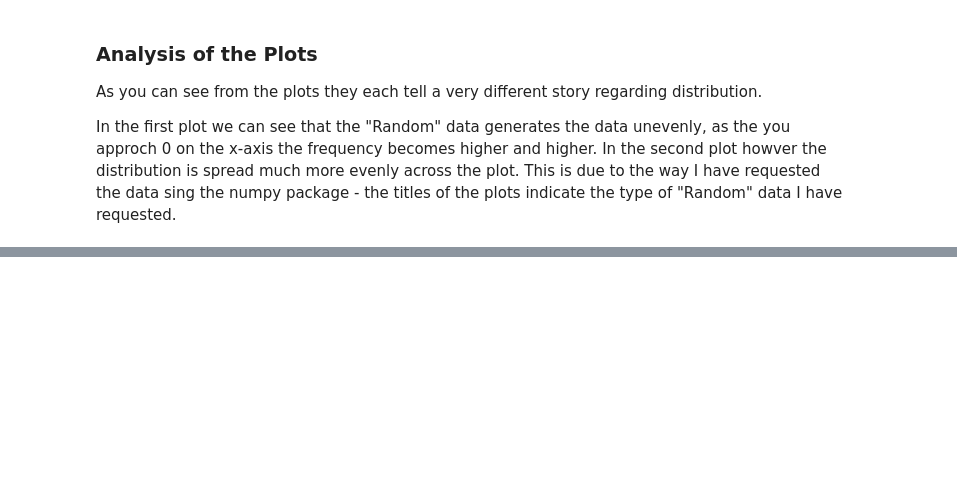
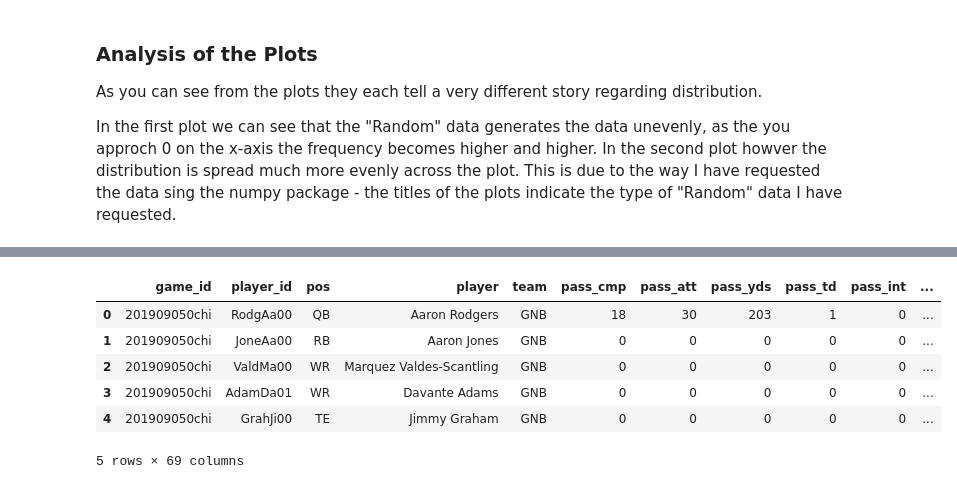
Before and after one commit to Lynch08/Fundementals_Of_Data_Analysis, a Jupyter notebook: pyplot.ipynb, the cells around one changed output, grey strips where cells are left out. Cells and saved outputs as stored; diff of their text form; code cells hidden in the pictures; blank space fills up the shorter version.

```diff
--- a/pyplot.ipynb
+++ b/pyplot.ipynb
@@ -78,0 +126,14 @@ lgnd.get_frame().set_facecolor('#ffb19a')
+# %%
+# Read in the data
+nfl_df = pd.read_csv('nfl.csv')
+# %%
+#take a peek at raw data
+nfl_df.head()
+# %% [output]
+|  | game_id | player_id | pos | player | team | pass_cmp | pass_att | pass_yds | pass_td | pass_int | ... |
+| 0 | 201909050chi | RodgAa00 | QB | Aaron Rodgers | GNB | 18 | 30 | 203 | 1 | 0 | ... |
+| 1 | 201909050chi | JoneAa00 | RB | Aaron Jones | GNB | 0 | 0 | 0 | 0 | 0 | ... |
+| 2 | 201909050chi | ValdMa00 | WR | Marquez Valdes-Scantling | GNB | 0 | 0 | 0 | 0 | 0 | ... |
+| 3 | 201909050chi | AdamDa01 | WR | Davante Adams | GNB | 0 | 0 | 0 | 0 | 0 | ... |
+| 4 | 201909050chi | GrahJi00 | TE | Jimmy Graham | GNB | 0 | 0 | 0 | 0 | 0 | ... |
+5 rows × 69 columns
```
Also changed, not shown: parts of 22 cells of this notebook, 4 other files.
